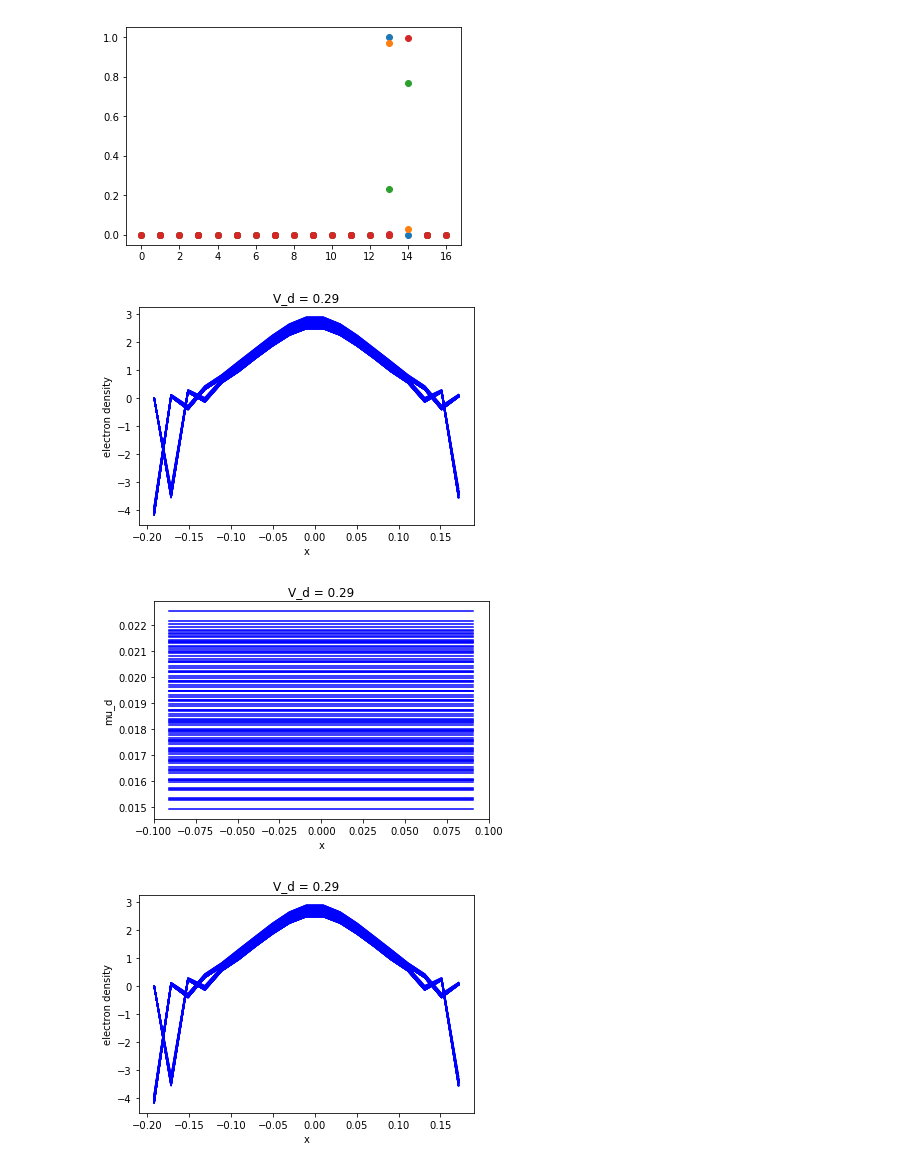
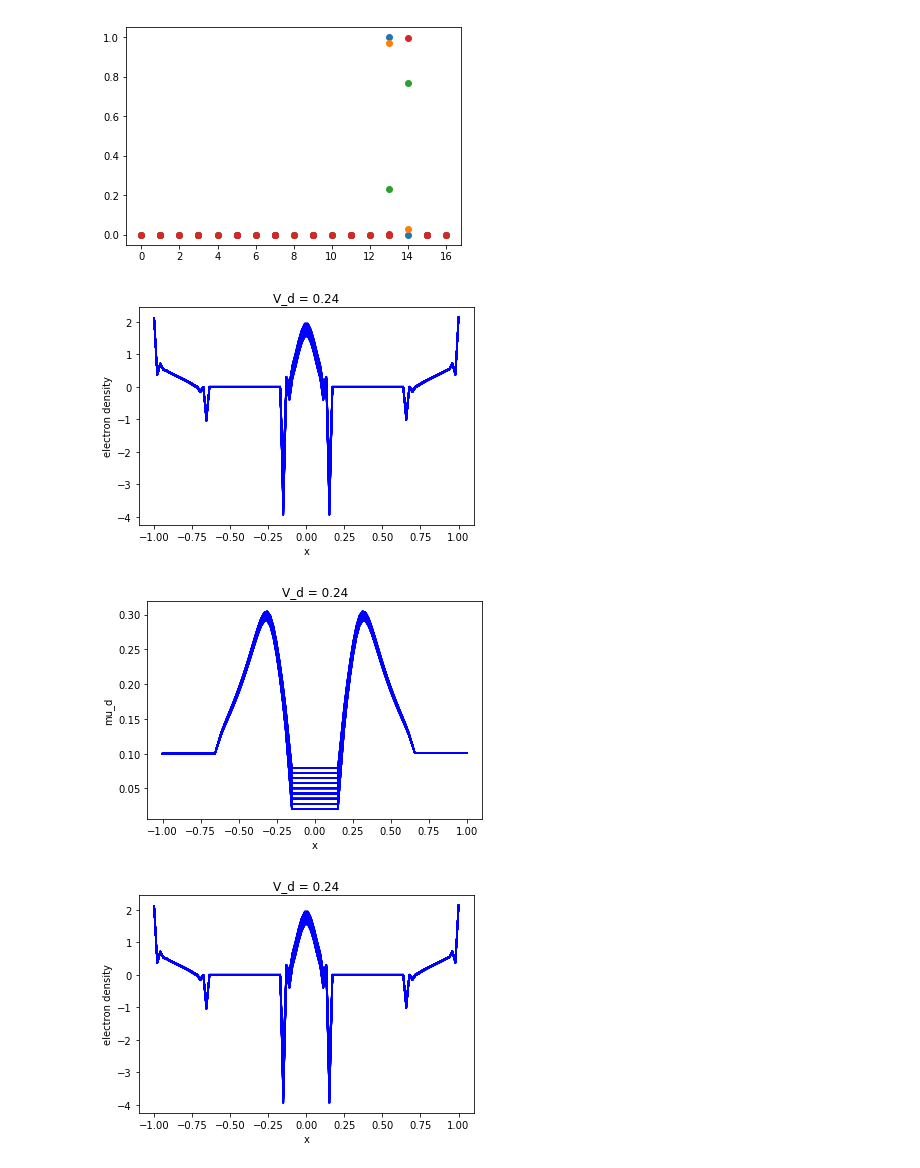
Before and after one commit to Quantumgame/quantum-ml, a Jupyter notebook: ndot/lib/single_dot.ipynb, the cells around one changed output. Cells and saved outputs as stored; diff of their text form; code cells hidden in the pictures.

```diff
--- a/ndot/lib/single_dot.ipynb
+++ b/ndot/lib/single_dot.ipynb
@@ -25,12 +25,12 @@ reload(rank_nullspace)
 import time
 st = time.time()
 N_v_points = 100
-V_d_vec = np.linspace(310e-3,290e-3,N_v_points)
+V_d_vec = np.linspace(160e-3,120e-3,N_v_points)
 I_vec = np.zeros(N_v_points)
 
 N_grid= 100
 x = np.linspace(-1,1,N_grid)
-K = thomas_fermi.create_K_matrix(x,E_scale=0.5e-3,sigma= (x[1] - x[0]))
+K = thomas_fermi.create_K_matrix(x,E_scale=0.001,sigma= (x[1] - x[0]))
 
 battery_ind = []
 max_prob_node = []
@@ -41,11 +41,11 @@ for i in range(N_v_points):
         print i
 
     d = (V_d_vec[i],0,0.1,1)
-    b1 = (-200e-3,0.3,0.1,1)
-    b2 = (-200e-3,-0.3,0.1,1)
+    b1 = (-100e-3,0.3,0.1,1)
+    b2 = (-100e-3,-0.3,0.1,1)
 
     V = potential_profile.single_dot_V_x_wire(x,d,b1,b2)
-    mu_l = (0.1,0.1+0.001)
+    mu_l = (0.05,0.05+0.001)
 
     graph_model = (25,1)
     battery_weight = 200
@@ -111,12 +105,11 @@ plt.plot(V_d_vec,I_vec)
 # %%
 
 size = []
-n_start = 4
-n_end = 19
+n_start = 0
+n_end = 5
 for i in range(n_start,n_end,1):
     plt_ind = np.argwhere(max_prob_node[:,1] == i)
     size += [plt_ind[-1] - plt_ind[0]]
 
 plt.plot(range(n_start,n_end,1),size,'o')
-size
 # %% [output]
@@ -181,48 +160,35 @@ reload(rank_nullspace)
 from IPython import display
 %pdb
 
 import time
 st = time.time()
-N_v_points = 100
-V_d_vec = np.linspace(310e-3,290e-3,N_v_points)
-
-N_grid= 100
-x = np.linspace(-1,1,N_grid)
-K = thomas_fermi.create_K_matrix(x,E_scale=0.5e-3,sigma= (x[1] - x[0]))
 
 for i in range(N_v_points):
     if (i % 10 == 0):
         print i
-
-    d = (V_d_vec[i],0,0.1,1)
-    b1 = (-200e-3,0.3,0.1,1)
-    b2 = (-200e-3,-0.3,0.1,1)
-
-    V = potential_profile.single_dot_V_x_wire(x,d,b1,b2)
-    mu_l = (0.1,0.1+0.001)
 
     n,mu = thomas_fermi.solve_thomas_fermi(x,V,K,mu_l,max_prob_node[i][1:-1])
 
     mask = dot_classifier.get_mask(x,V,K,mu_l[0])
     dot_info = dot_classifier.get_dot_info(mask)
     print dot_info
 
     plt.figure(1)
-    plt.plot(x[45:55],mu[45:55],'b')
+    plt.plot(x,mu,'b')
     plt.xlabel('x')
     plt.ylabel('mu_d')
     plt.title('V_d = ' + str(V_d_vec[i]))
 
     plt.figure(2)
-    plt.plot(x[40:59],n[40:59],'b')
+    plt.plot(x,n,'b')
     plt.xlabel('x')
     plt.ylabel('electron density')
     plt.title('V_d = ' + str(V_d_vec[i]))
 
     display.clear_output(wait=True)
     display.display(plt.gcf())
     time.sleep(0.5)
 # %% [output]
-[figure, old version]
+[figure, new version]
-[figure, old version]
+[figure, new version]
-[figure, old version]
+[figure, new version]
```
Also changed, not shown: parts of 10 cells of this notebook, 2 other files.
